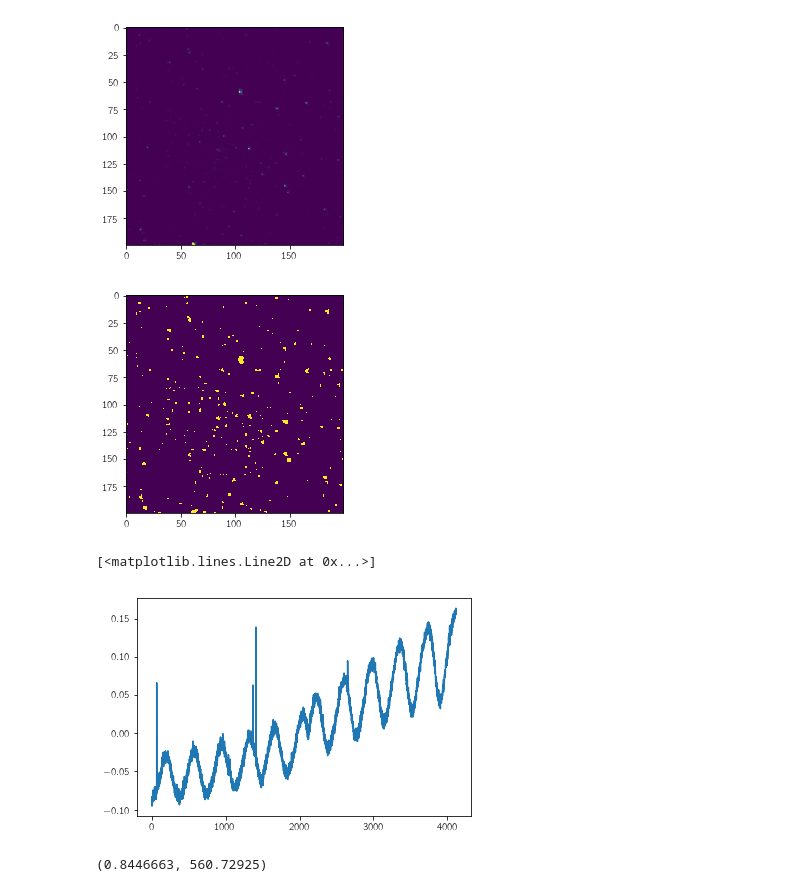
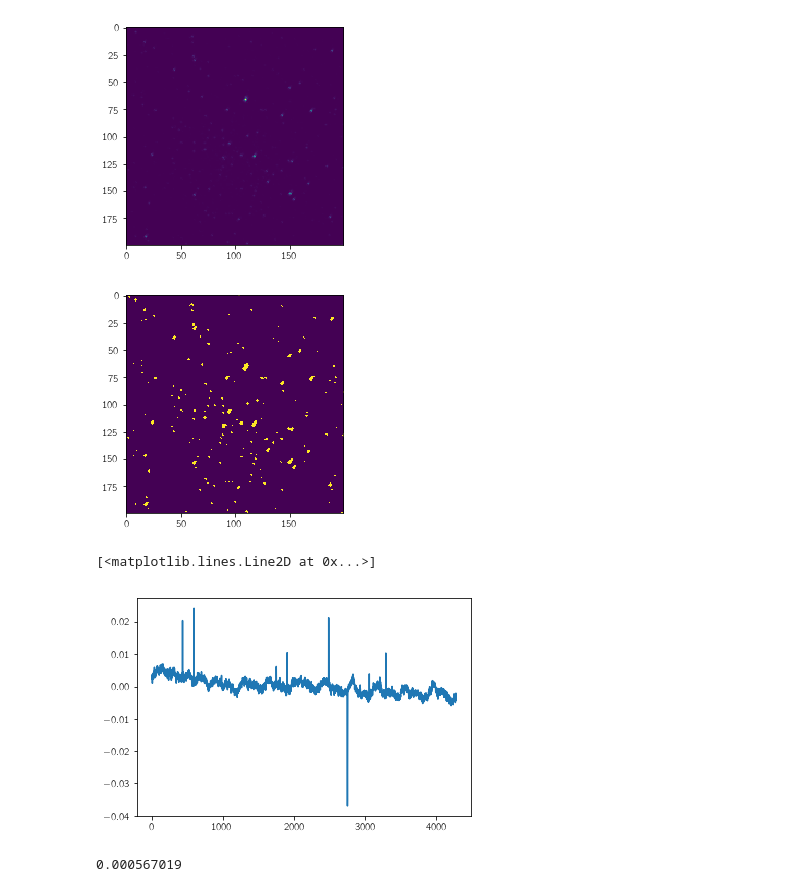
Before and after one commit to rodluger/L1, a Jupyter notebook: tf-L1.ipynb, the cells around one changed output. Saved outputs shown, nothing was run; the diff lists cells and outputs as text; code cells hidden in the pictures.

```diff
--- a/tf-L1.ipynb
+++ b/tf-L1.ipynb
@@ -10,7 +10,7 @@ import tensorflow as tf
 
 from scipy.ndimage.measurements import label
 # %%
-fns = sorted(glob.glob("data/Q4/*.fits"))
+fns = sorted(glob.glob("data/Q6/*.fits"))
 data = np.empty((len(fns), 200, 200), dtype=np.float32)
 
 for i, fn in enumerate(fns):
@@ -19,7 +19,7 @@ for i, fn in enumerate(fns):
 img = np.median(data, axis=0)
 plt.imshow(img);
 # %% [output]
-[figure, old version]
+[figure, new version]
 # %%
 mu = np.median(img)
 sigma = np.sqrt(np.median((img-mu)**2))
@@ -29,22 +29,27 @@ labels, nstar = label(m)
 
 plt.imshow(m);
 # %% [output]
-[figure, old version]
+[figure, new version]
 # %%
 lcs = np.empty((nstar-1, len(data)), dtype=np.float32)
 for star in range(nstar-1):
     lcs[star] = np.sum(data[:, labels == star+1], axis=1)
 lcs = lcs / np.median(lcs, axis=-1)[:, None] - 1
 # %%
-target = data[:, 174:178, 164:169]
+# target = data[:, 174:178, 164:169]
+target = data[:, 174:180, 168:174]
 target_lc = np.sum(target, axis=(1, 2))
 target_lc = target_lc / np.median(target_lc) - 1
 plt.plot(target_lc)
 # %% [output]
 [<matplotlib.lines.Line2D at 0x...>]
-[figure, old version]
+[figure, new version]
 # %%
 err = np.median(np.abs(np.diff(target_lc)))
+# %%
+err
+# %% [output]
+0.000567019
 # %%
 T = tf.float32
 np.random.seed(42)
@@ -73,4 +89,0 @@ session.run(tf.global_variables_initializer())
-# %%
-loss0.eval(), loss1.eval()
-# %% [output]
-(0.8446663, 560.72925)
```
Also changed, not shown: parts of 14 cells of this notebook.
